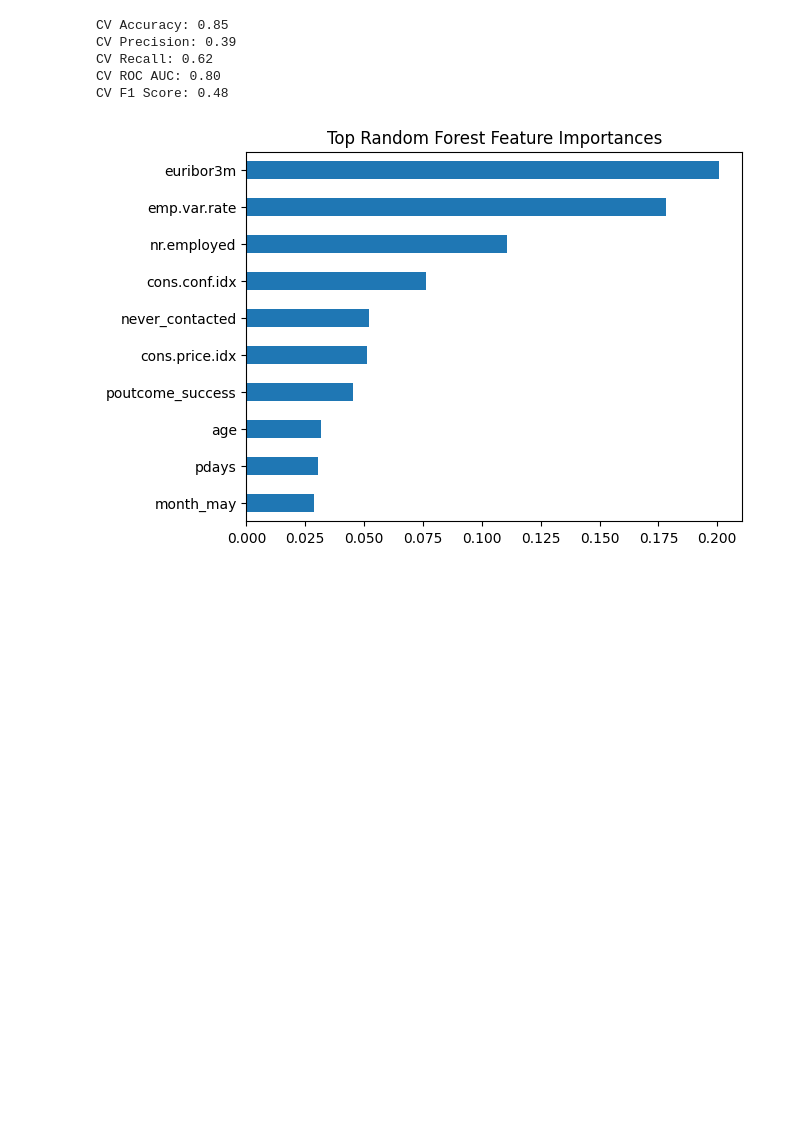
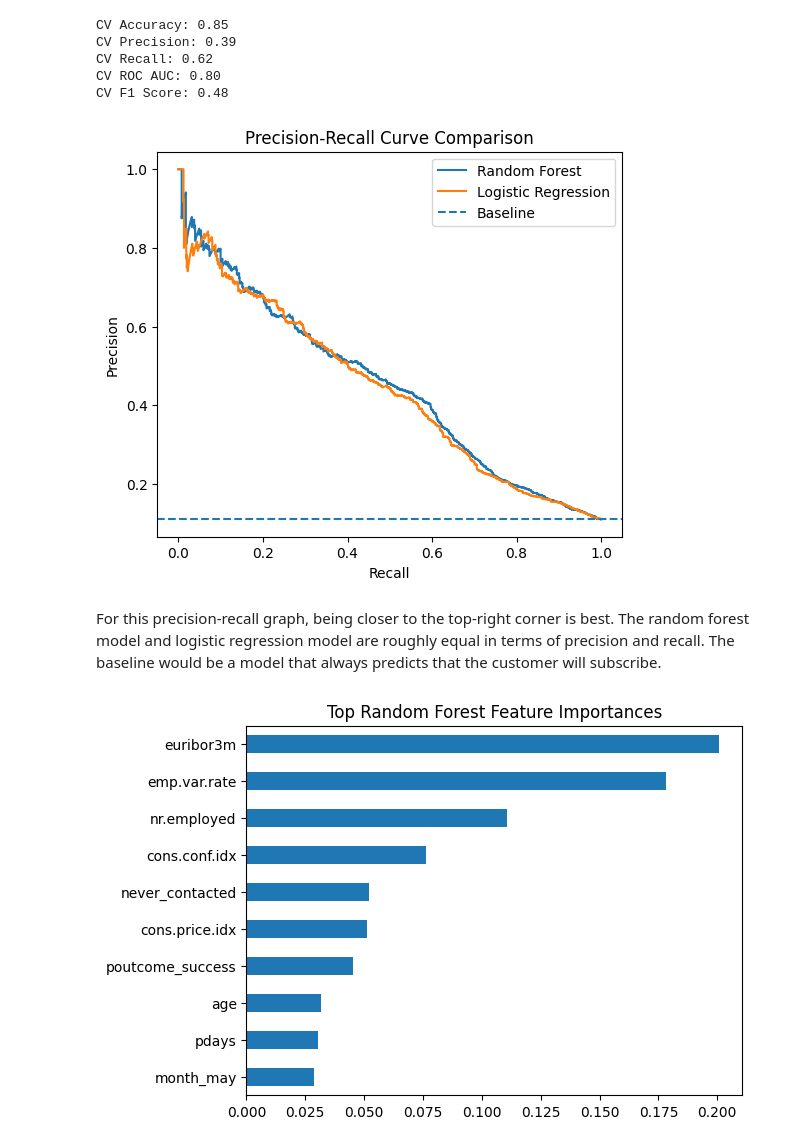
Before and after one commit to AaronVillegas5/uci-bank-marketing-analysis, a Jupyter notebook: bank_marketing_project.ipynb, the cells around one changed output. Cells and saved outputs as stored; diff of their text form; code cells hidden in the pictures; blank space fills up the shorter version.

```diff
--- a/bank_marketing_project.ipynb
+++ b/bank_marketing_project.ipynb
@@ -419,6 +423,37 @@ CV Precision: 0.39
 CV Recall: 0.62
 CV ROC AUC: 0.80
 CV F1 Score: 0.48
+# %%
+from sklearn.metrics import precision_recall_curve
+
+# --- Random Forest ---
+y_probs_rf = best_rf.predict_proba(X_test_encoded)[:, 1]
+precision_rf, recall_rf, _ = precision_recall_curve(y_test, y_probs_rf)
+
+# --- Logistic Regression ---
+y_probs_log = cv_model.predict_proba(X_test)[:, 1]
+precision_log, recall_log, _ = precision_recall_curve(y_test, y_probs_log)
+
+# --- Baseline ---
+baseline = sum(y_test) / len(y_test)
+
+# --- Plot EVERYTHING in one figure ---
+plt.figure(figsize=(6, 5))
+
+plt.plot(recall_rf, precision_rf, label="Random Forest")
+plt.plot(recall_log, precision_log, label="Logistic Regression")
+plt.axhline(y=baseline, linestyle='--', label="Baseline")
+
+plt.xlabel("Recall")
+plt.ylabel("Precision")
+plt.title("Precision-Recall Curve Comparison")
+plt.legend()
+
+plt.show()
+# %% [output]
+[figure, added]
+# %% [markdown]
+For this precision-recall graph, being closer to the top-right corner is best. The random forest model and logistic regression model are roughly equal in terms of precision and recall. The baseline would be a model that always predicts that the customer will subscribe.
 # %%
 importances = pd.Series(best_rf.feature_importances_,
                         index=X_train_encoded.columns)
```
Also changed, not shown: parts of 8 cells of this notebook.
